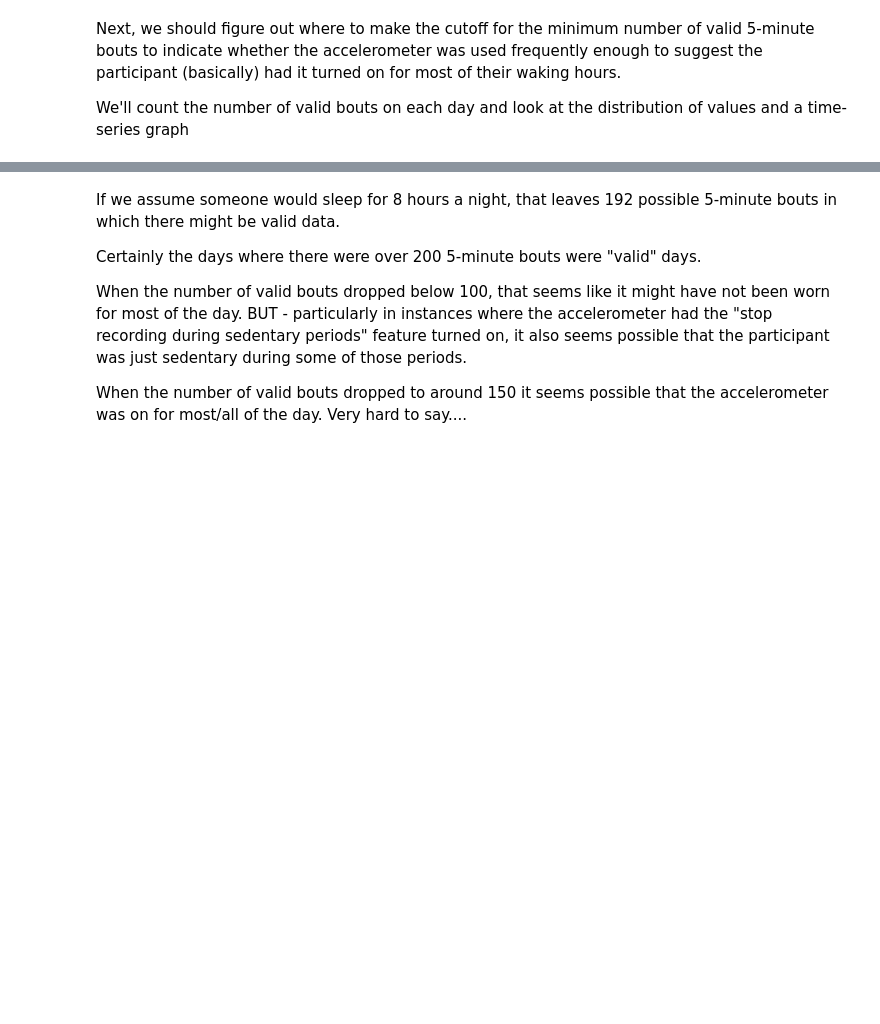
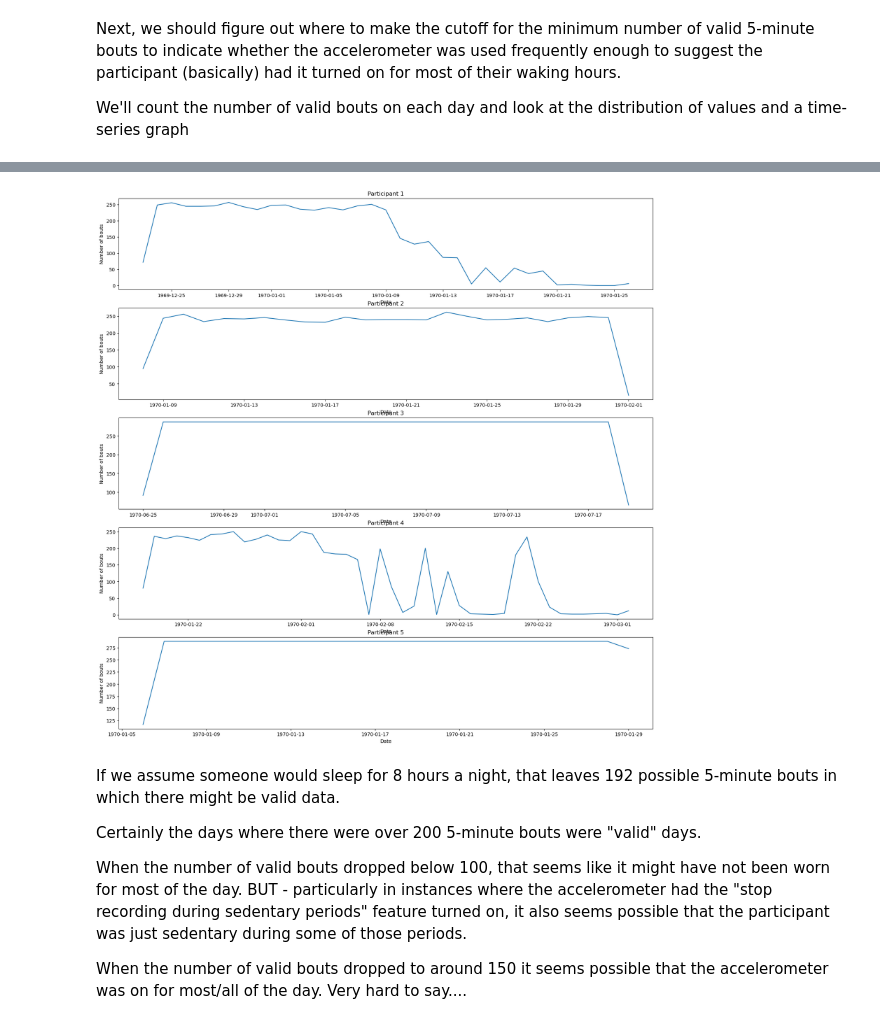
Before and after one commit to aarondweinberg/CMI_problematic_internet_use, a Jupyter notebook: Accelerometer_exploration_6_Alternative_MVPA_Identification.ipynb, the cells around one changed output, grey strips where cells are left out. Saved outputs shown, nothing was run; the diff lists cells and outputs as text; code cells hidden in the pictures; blank space fills up the shorter version.

```diff
--- a/Accelerometer_exploration_6_Alternative_MVPA_Identification.ipynb
+++ b/Accelerometer_exploration_6_Alternative_MVPA_Identification.ipynb
@@ -124,3 +159,19 @@ fig.show()
+# %%
+figure, axis = plt.subplots(5, 1, figsize=(20,20))
+
+# For each column in boutcountlist, create a line plot and add it to the axis
+for i in range(5):
+    axis[i].plot(boutcountlist[i])
+    axis[i].set_title('Participant ' + str(i+1))
+    axis[i].set_xlabel('Date')
+    axis[i].set_ylabel('Number of bouts')
+
+# Make a graph of boutcount
+#fig = go.Figure()
+#fig.add_trace(go.Scatter(x=boutcount.index, y=boutcount))
+#fig.show()
+# %% [output]
+[figure, added]
 # %% [markdown]
 If we assume someone would sleep for 8 hours a night, that leaves 192 possible 5-minute bouts in which there might be valid data.
 
```
Also changed, not shown: parts of 7 cells of this notebook, 1 other file.
